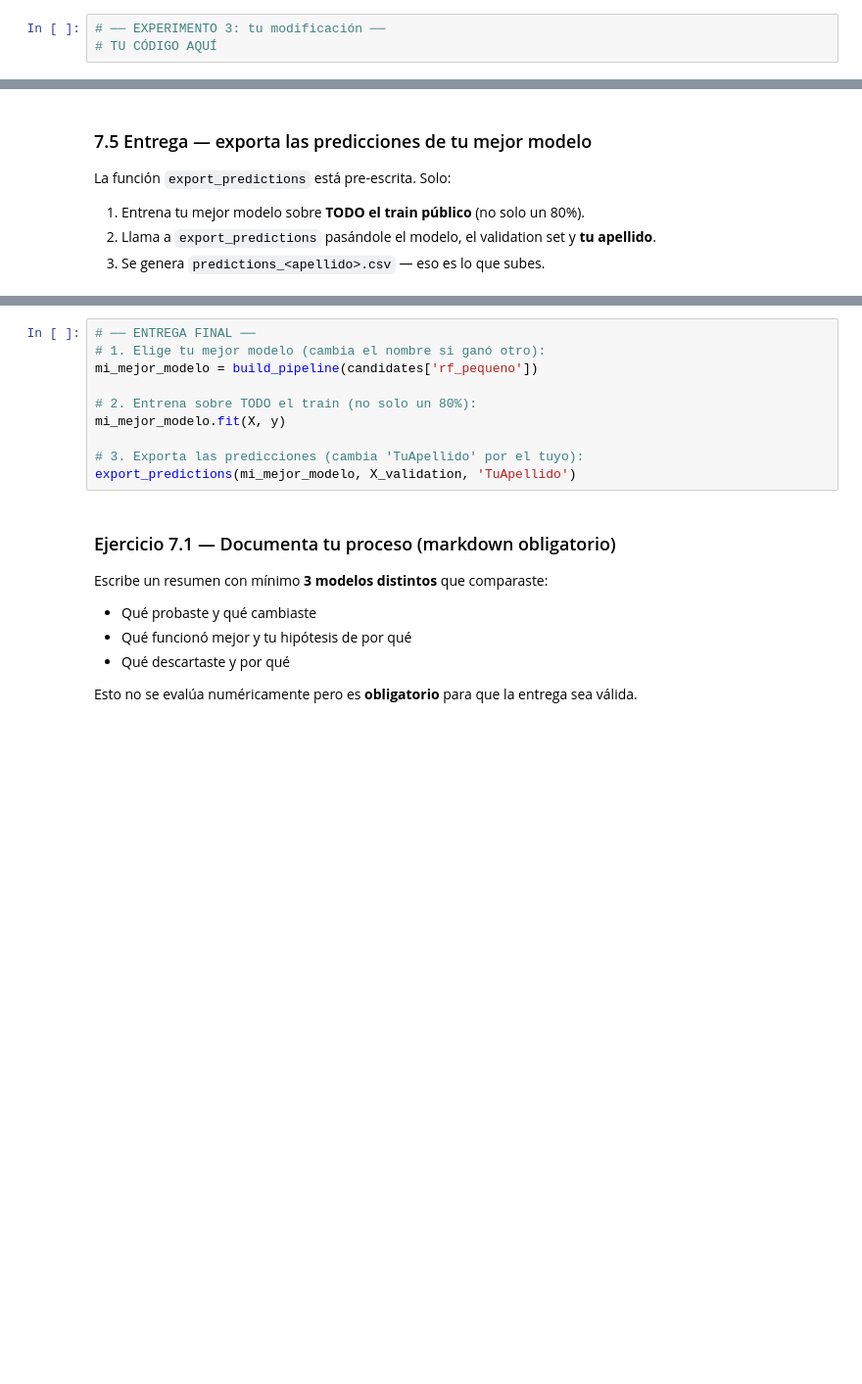
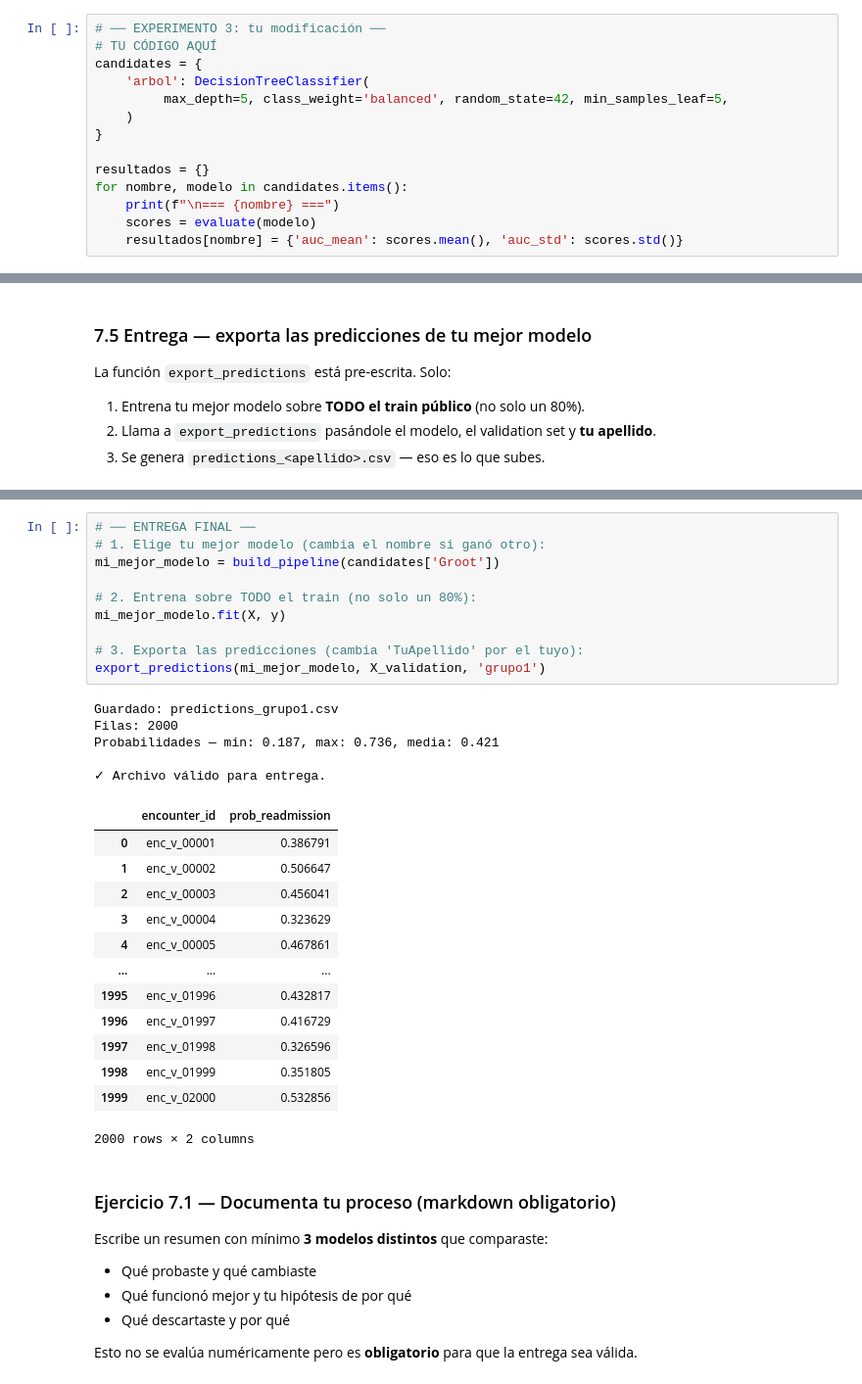
Before and after one commit to YouriEstrada23081/healthdatalab, a Jupyter notebook: labs/lab-6-machine-learning/notebooks/Lab06_Machine_Learning_Supervisado.ipynb, the cells around one changed output, grey strips where cells are left out. Shown at 98% size. Drawn from its saved outputs; the diff is of its cells as text; blank space fills up the shorter version.

Commit message:
Checkpoint 7: modelo final entregado

```diff
--- a/labs/lab-6-machine-learning/notebooks/Lab06_Machine_Learning_Supervisado.ipynb
+++ b/labs/lab-6-machine-learning/notebooks/Lab06_Machine_Learning_Supervisado.ipynb
@@ -866,3 +927,14 @@ Las celdas siguientes son tu playground. Modifica `candidates`, agrega modelos n
 # %%
 # ── EXPERIMENTO 3: tu modificación ──
 # TU CÓDIGO AQUÍ
+candidates = {
+    'arbol': DecisionTreeClassifier(
+         max_depth=5, class_weight='balanced', random_state=42, min_samples_leaf=5,
+    )
+}
+
+resultados = {}
+for nombre, modelo in candidates.items():
+    print(f"\n=== {nombre} ===")
+    scores = evaluate(modelo)
+    resultados[nombre] = {'auc_mean': scores.mean(), 'auc_std': scores.std()}
@@ -919,13 +996,32 @@ print("export_predictions lista.")
 # %%
 # ── ENTREGA FINAL ──
 # 1. Elige tu mejor modelo (cambia el nombre si ganó otro):
-mi_mejor_modelo = build_pipeline(candidates['rf_pequeno'])
+mi_mejor_modelo = build_pipeline(candidates['Groot'])
 
 # 2. Entrena sobre TODO el train (no solo un 80%):
 mi_mejor_modelo.fit(X, y)
 
 # 3. Exporta las predicciones (cambia 'TuApellido' por el tuyo):
-export_predictions(mi_mejor_modelo, X_validation, 'TuApellido')
+export_predictions(mi_mejor_modelo, X_validation, 'grupo1')
+# %% [output]
+Guardado: predictions_grupo1.csv
+Filas: 2000
+Probabilidades — min: 0.187, max: 0.736, media: 0.421
+
+✓ Archivo válido para entrega.
+|  | encounter_id | prob_readmission |
+| 0 | enc_v_00001 | 0.386791 |
+| 1 | enc_v_00002 | 0.506647 |
+| 2 | enc_v_00003 | 0.456041 |
+| 3 | enc_v_00004 | 0.323629 |
+| 4 | enc_v_00005 | 0.467861 |
+| ... | ... | ... |
+| 1995 | enc_v_01996 | 0.432817 |
+| 1996 | enc_v_01997 | 0.416729 |
+| 1997 | enc_v_01998 | 0.326596 |
+| 1998 | enc_v_01999 | 0.351805 |
+| 1999 | enc_v_02000 | 0.532856 |
+2000 rows × 2 columns
 # %% [markdown]
 ### Ejercicio 7.1 — Documenta tu proceso (markdown obligatorio)
 
```
Also changed, not shown: parts of 11 cells of this notebook.
